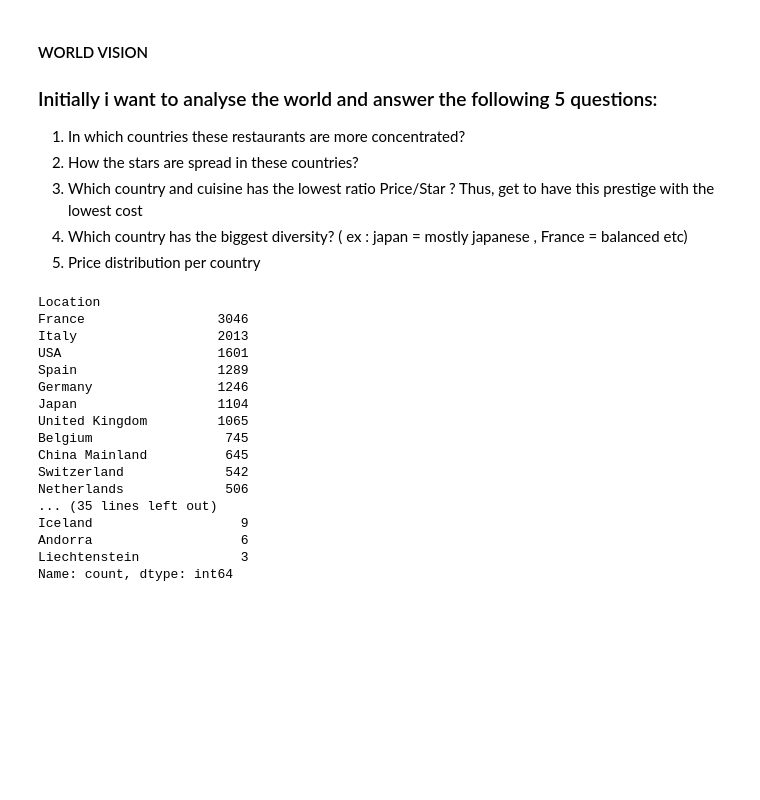
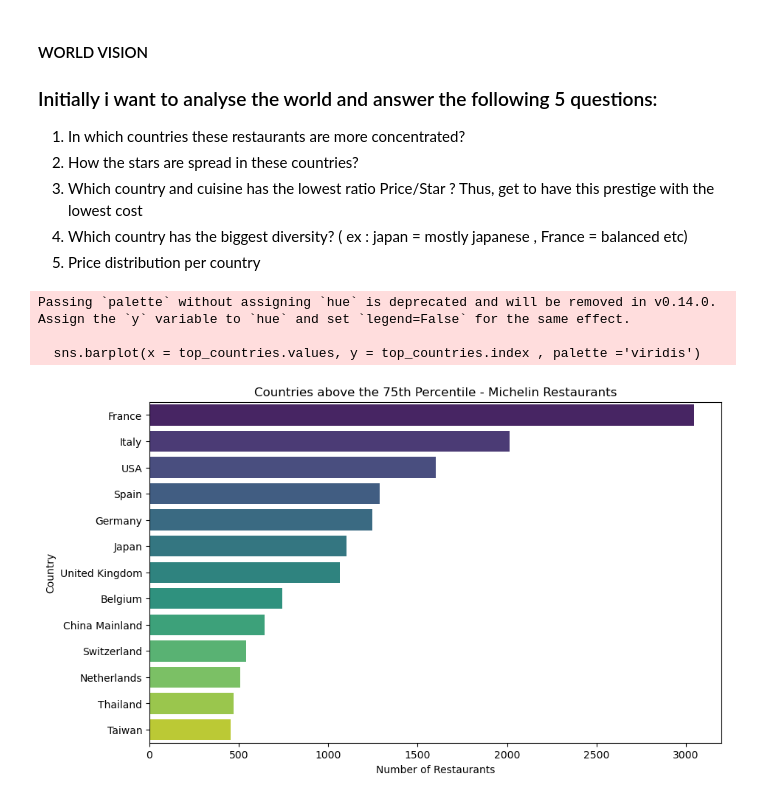
Before and after one commit to victorhrls/Michelin_stars, a Jupyter notebook: MichelinAnalysis.ipynb, the cells around one changed output. Drawn from its saved outputs; the diff is of its cells as text; code cells hidden in the pictures; blank space fills up the shorter version.

Commit message:
Countries with most michelin stars

```diff
--- a/MichelinAnalysis.ipynb
+++ b/MichelinAnalysis.ipynb
@@ -85,26 +85,22 @@ countries=data["Location"].str.split(',').str[-1].str.strip()
 # And i remove extra spaces
 # %%
 # Thus ,i can finally get a list of the countries that have the biggest restaurants in the catalog
-
+# and take the 3rd quartile in order to see how concentrated is the list
 
 world_locations =countries.value_counts()
+
+q3 = world_locations.quantile(0.75)
-# %%
-world_locations
-# %% [output]
-Location
-France                 3046
-Italy                  2013
-USA                    1601
-Spain                  1289
-Germany                1246
-Japan                  1104
-United Kingdom         1065
-Belgium                 745
-China Mainland          645
-Switzerland             542
-Netherlands             506
-... (35 lines left out)
-Iceland                   9
-Andorra                   6
-Liechtenstein             3
-Name: count, dtype: int64
+# %%
+top_countries = world_locations[world_locations >=q3]
+
+plt.figure(figsize=(10,6))
+sns.barplot(x = top_countries.values, y = top_countries.index , palette ='viridis')
+plt.title("Countries above the 75th Percentile - Michelin Restaurants")
+plt.xlabel("Number of Restaurants")
+plt.ylabel("Country")
+plt.show()
+# %% [output]
+Passing `palette` without assigning `hue` is deprecated and will be removed in v0.14.0. Assign the `y` variable to `hue` and set `legend=False` for the same effect.
+
+  sns.barplot(x = top_countries.values, y = top_countries.index , palette ='viridis')
+[figure, added]
```
Also changed, not shown: parts of 5 cells of this notebook.
